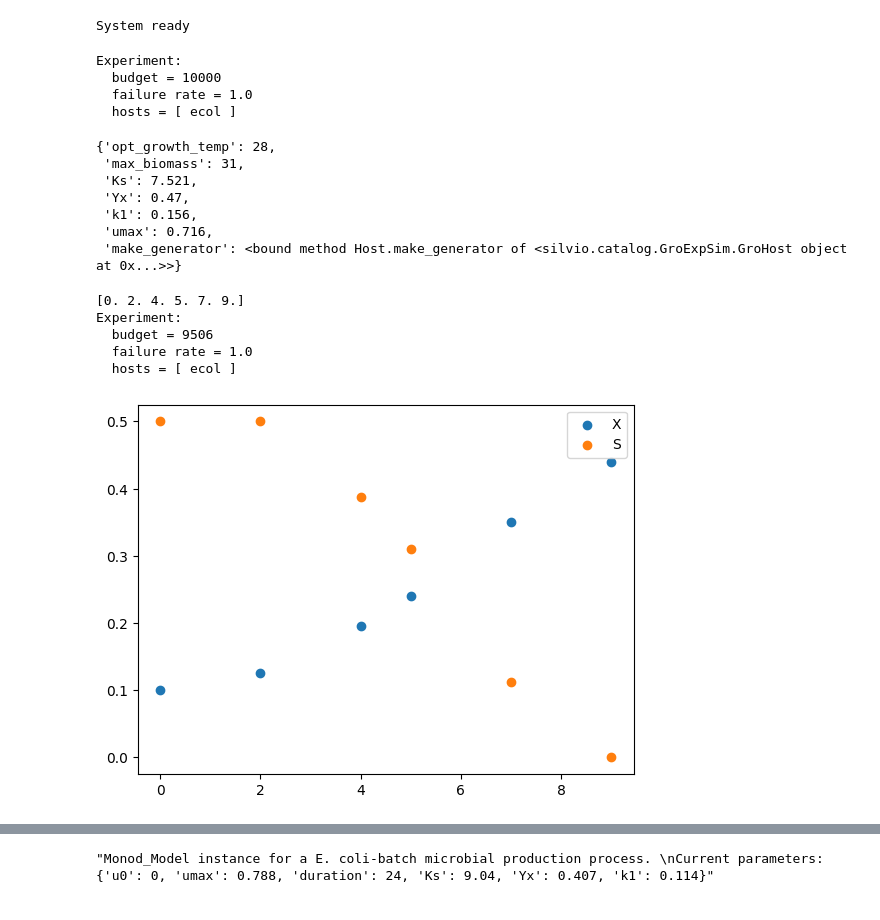
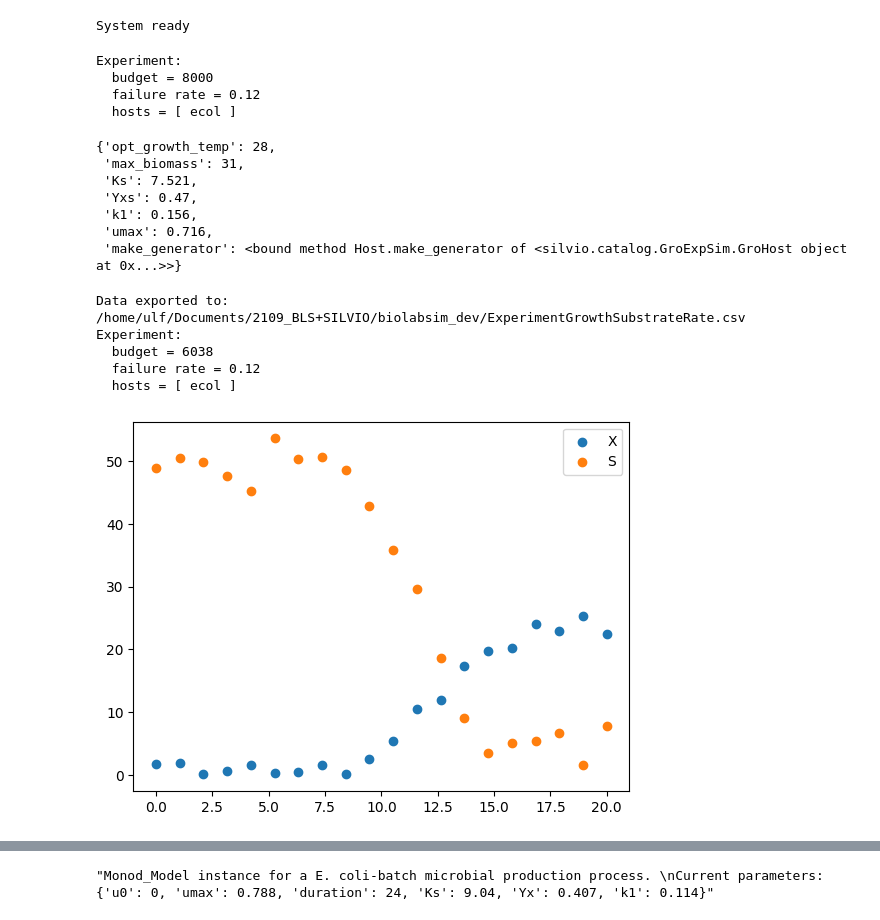
Before and after one commit to uliebal/RecExpSim, a Jupyter notebook: GroExpSim.ipynb, the cells around one changed output, grey strips where cells are left out. Saved outputs shown, nothing was run; the diff lists cells and outputs as text; code cells hidden in the pictures.

Commit message:
export example groexpsim csv file

```diff
--- a/GroExpSim.ipynb
+++ b/GroExpSim.ipynb
@@ -76,30 +76,30 @@ print('System ready')
 # %% [output]
 System ready
 # %%
-exp = GrowthExperiment(161710)
+exp = GrowthExperiment(161710, 2000, 10000)
 # %%
 host = exp.create_host('ecol')
 exp.print_status()
 vars(host.growth)
 # %% [output]
 Experiment:
-  budget = 10000
-  failure rate = 1.0
+  budget = 8000
+  failure rate = 0.12
   hosts = [ ecol ]
 {'opt_growth_temp': 28,
  'max_biomass': 31,
  'Ks': 7.521,
- 'Yx': 0.47,
+ 'Yxs': 0.47,
  'k1': 0.156,
  'umax': 0.716,
  'make_generator': <bound method Host.make_generator of <silvio.catalog.GroExpSim.GroHost object at 0x...>>}
 # %%
-exp.simulate_monod(35,[10,6],'',test='Monod')
+exp.simulate_monod('ecol', 35,[20,20],[50],test='Monod')
 exp.print_status()
 # %% [output]
-[0. 2. 4. 5. 7. 9.]
+Data exported to: /home/ulf/Documents/2109_BLS+SILVIO/biolabsim_dev/ExperimentGrowthSubstrateRate.csv
 Experiment:
-  budget = 9506
-  failure rate = 1.0
+  budget = 6038
+  failure rate = 0.12
   hosts = [ ecol ]
-[figure, old version]
+[figure, new version]
```
Also changed, not shown: parts of 6 cells of this notebook, 1 other file.
